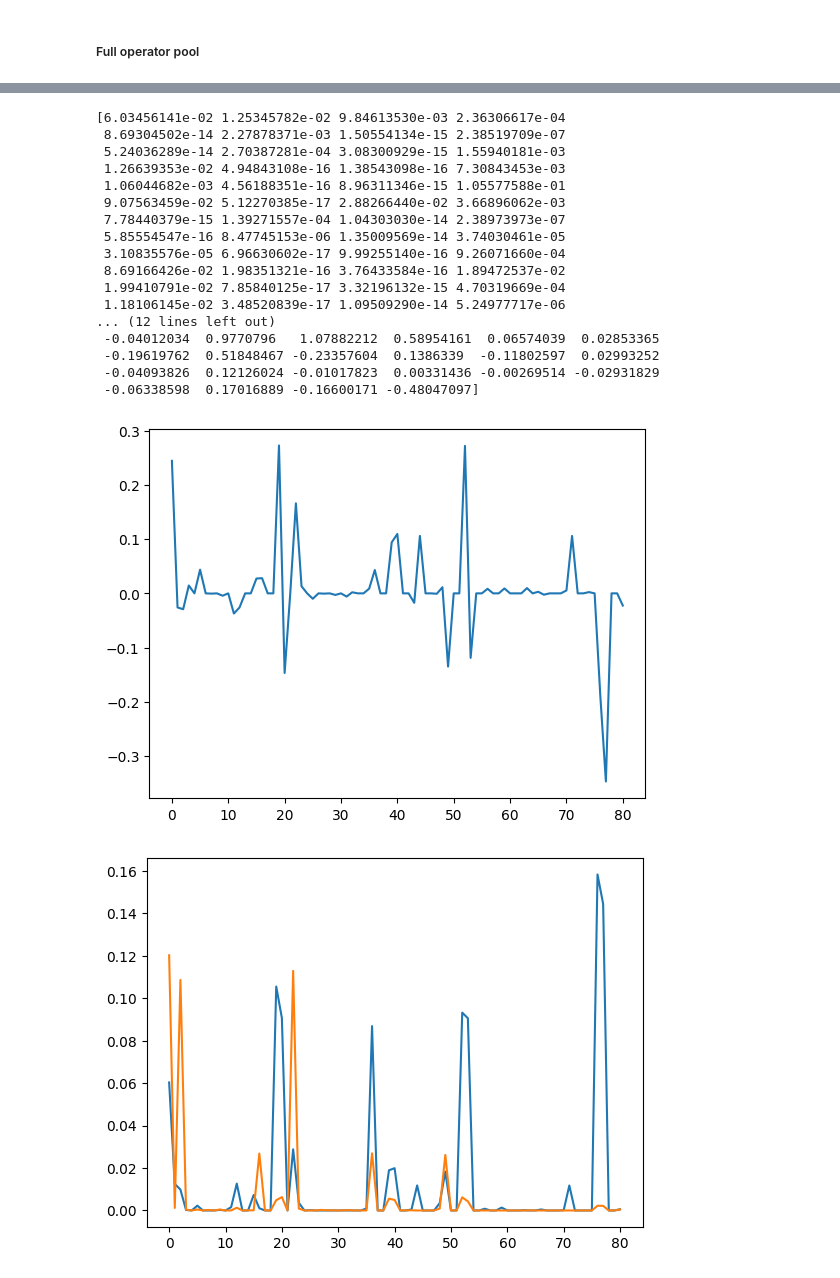
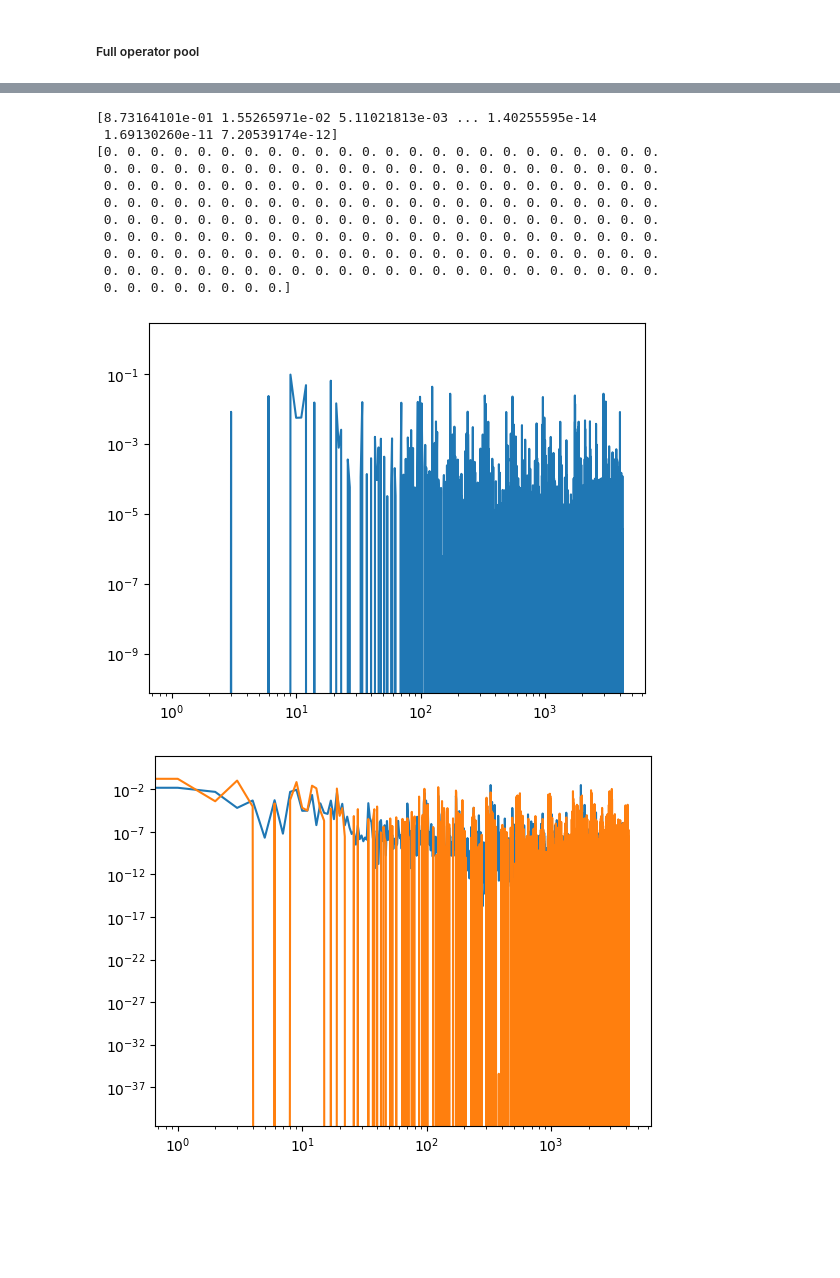
Before and after one commit to emacosta95/QuantumMachineLearningFermions, a Jupyter notebook: EmaNucleare.ipynb, the cells around one changed output, grey strips where cells are left out. Cells and saved outputs as stored; diff of their text form; code cells hidden in the pictures; blank space fills up the shorter version.

Commit message:
implement a variational circuit for SDG in NSM Hamiltonians

```diff
--- a/EmaNucleare.ipynb
+++ b/EmaNucleare.ipynb
@@ -487,7 +460,7 @@ def miquel_constrainer(idxs:List[int]):
     return condition
 
 
-def miquel_constrainer_2(self,idxs:List[int]):
+def miquel_constrainer_2(idxs:List[int]):
     _,_,j0,_,_,tz0=SPS.state_encoding[idxs[0]]
     _,_,j1,_,_,tz1=SPS.state_encoding[idxs[1]]
     _,_,j2,_,_,tz2=SPS.state_encoding[idxs[2]]
@@ -524,7 +497,7 @@ def miquel_constrainer_2(self,idxs:List[int]):
 
     return condition
 
-def miquel_constrainer_3(self,idxs:List[int]):
+def miquel_constrainer_3(idxs:List[int]):
     condition=False
     p=np.random.uniform(0,1)
     if SPS.projection_conservation(idxs=idxs):
@@ -536,7 +509,7 @@ def miquel_constrainer_3(self,idxs:List[int]):
 operator_pool:Dict={}
 operator_pool = NSMHamiltonian.set_operator_pool(operator_pool=operator_pool,conditions=[SPS.projection_conservation,miquel_constrainer_2,miquel_constrainer,miquel_constrainer_3],nbody='two')
 # %%
-m = NSM_SQD_circuit_ansatz(M=0,samples=100, train_steps=10,num_parameters=40,batches=500,file_name='data/usdb.nat',nparticles_a=8,nparticles_b=2,twobody_matrix=twobody_matrix) # nb da samples = 48 da e esatta se si parte da prob esatta
-m.initialize_state_v3(psi_hf)
+m = NSM_SQD_circuit_ansatz(samples=200, train_steps=10,num_parameters=200,batches=1000,twobody_matrix=twobody_matrix,NSMHamiltonian=NSMHamiltonian) # nb da samples = 48 da e esatta se si parte da prob esatta
+m.initialize_state_hartreefock(psi_hf)
 
-m.create_operator_pool_twobody_symmetry()
+m.create_operator_pool_twobody_symmetry(operator_pool)
@@ -604,36 +561,31 @@ KeyboardInterrupt:
 # %%
 probb = (np.conjugate(m.forward(m.weights)) * m.forward(m.weights)).real
 
 print(probb)
 print(m.weights)
 plt.plot(m.forward(m.weights))
+plt.loglog()
 plt.show()
 prob_samples=np.average((np.conjugate(m.psi_batches) * m.psi_batches),axis=0).real
 
 plt.plot(probb)
 plt.plot(prob_samples)
-
+plt.loglog()
 plt.show()
 # %% [output]
-[6.03456141e-02 1.25345782e-02 9.84613530e-03 2.36306617e-04
- 8.69304502e-14 2.27878371e-03 1.50554134e-15 2.38519709e-07
- 5.24036289e-14 2.70387281e-04 3.08300929e-15 1.55940181e-03
- 1.26639353e-02 4.94843108e-16 1.38543098e-16 7.30843453e-03
- 1.06044682e-03 4.56188351e-16 8.96311346e-15 1.05577588e-01
- 9.07563459e-02 5.12270385e-17 2.88266440e-02 3.66896062e-03
- 7.78440379e-15 1.39271557e-04 1.04303030e-14 2.38973973e-07
- 5.85554547e-16 8.47745153e-06 1.35009569e-14 3.74030461e-05
- 3.10835576e-05 6.96630602e-17 9.99255140e-16 9.26071660e-04
- 8.69166426e-02 1.98351321e-16 3.76433584e-16 1.89472537e-02
- 1.99410791e-02 7.85840125e-17 3.32196132e-15 4.70319669e-04
- 1.18106145e-02 3.48520839e-17 1.09509290e-14 5.24977717e-06
-... (12 lines left out)
- -0.04012034  0.9770796   1.07882212  0.58954161  0.06574039  0.02853365
- -0.19619762  0.51848467 -0.23357604  0.1386339  -0.11802597  0.02993252
- -0.04093826  0.12126024 -0.01017823  0.00331436 -0.00269514 -0.02931829
- -0.06338598  0.17016889 -0.16600171 -0.48047097]
+[8.73164101e-01 1.55265971e-02 5.11021813e-03 ... 1.40255595e-14
+ 1.69130260e-11 7.20539174e-12]
+[0. 0. 0. 0. 0. 0. 0. 0. 0. 0. 0. 0. 0. 0. 0. 0. 0. 0. 0. 0. 0. 0. 0. 0.
+ 0. 0. 0. 0. 0. 0. 0. 0. 0. 0. 0. 0. 0. 0. 0. 0. 0. 0. 0. 0. 0. 0. 0. 0.
+ 0. 0. 0. 0. 0. 0. 0. 0. 0. 0. 0. 0. 0. 0. 0. 0. 0. 0. 0. 0. 0. 0. 0. 0.
+ 0. 0. 0. 0. 0. 0. 0. 0. 0. 0. 0. 0. 0. 0. 0. 0. 0. 0. 0. 0. 0. 0. 0. 0.
+ 0. 0. 0. 0. 0. 0. 0. 0. 0. 0. 0. 0. 0. 0. 0. 0. 0. 0. 0. 0. 0. 0. 0. 0.
+ 0. 0. 0. 0. 0. 0. 0. 0. 0. 0. 0. 0. 0. 0. 0. 0. 0. 0. 0. 0. 0. 0. 0. 0.
+ 0. 0. 0. 0. 0. 0. 0. 0. 0. 0. 0. 0. 0. 0. 0. 0. 0. 0. 0. 0. 0. 0. 0. 0.
+ 0. 0. 0. 0. 0. 0. 0. 0. 0. 0. 0. 0. 0. 0. 0. 0. 0. 0. 0. 0. 0. 0. 0. 0.
+ 0. 0. 0. 0. 0. 0. 0. 0.]
-[figure, old version]
+[figure, new version]
-[figure, old version]
+[figure, new version]
 # %%
 plt.figure(figsize=(30,6))
 
```
Also changed, not shown: parts of 11 cells of this notebook, 3 other files.
